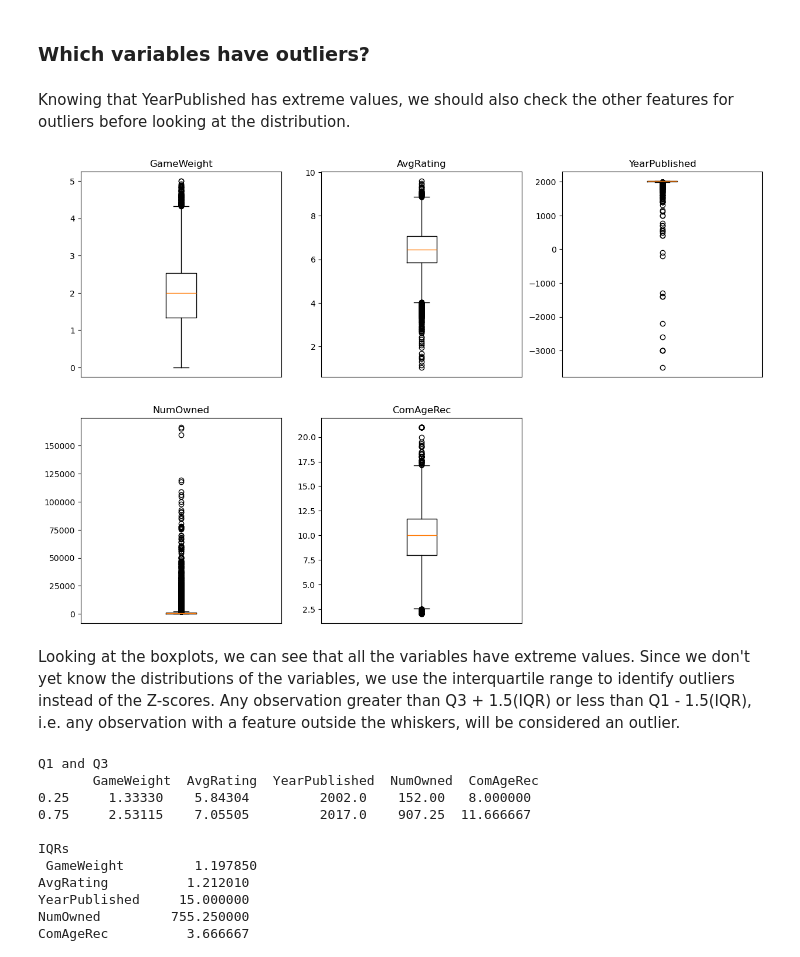
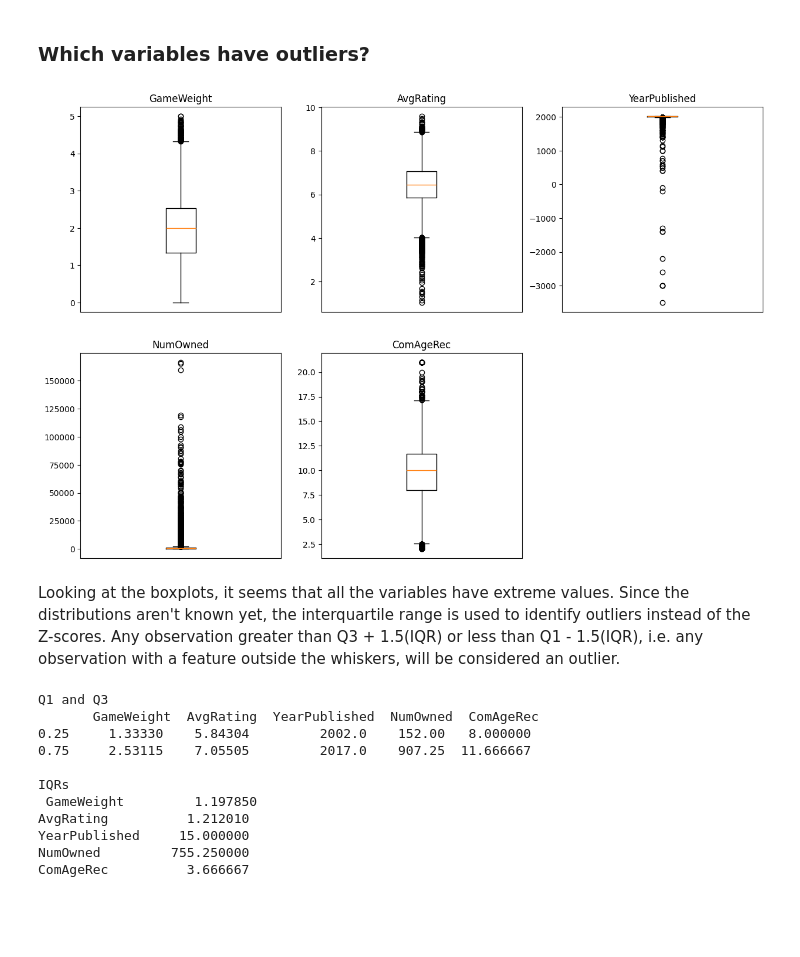
Before and after one commit to svcheng/CSMODEL-Project, a Jupyter notebook: CSMODEL-Project-S11-Group2/project.ipynb, the cells around one changed output. Drawn from its saved outputs; the diff is of its cells as text; code cells hidden in the pictures; blank space fills up the shorter version.

```diff
--- a/CSMODEL-Project-S11-Group2/project.ipynb
+++ b/CSMODEL-Project-S11-Group2/project.ipynb
@@ -311,27 +315,25 @@ games['ComAgeRec'].isna().sum()
 0
 # %% [markdown]
 # Exploratory Data Analysis
+# %%
+relevant_features = [col for col in games.columns[2:]]
 # %% [markdown]
 ### Which variables have outliers?
-# %% [markdown]
-Knowing that YearPublished has extreme values, we should also check the other features for outliers before looking at the distribution.
 # %%
-plot_vars = [col for col in games.columns[2:]]
-
 fig, ax = plt.subplots(2, 3, figsize=(15, 10))
 for i in range(2):
     for j in range(3):
-        if 3*i + j < len(plot_vars):
-            ax[i, j].boxplot(games[plot_vars[3*i + j]])
-            ax[i, j].title.set_text(plot_vars[3*i + j])
+        if 3*i + j < len(relevant_features):
+            ax[i, j].boxplot(games[relevant_features[3*i + j]])
+            ax[i, j].title.set_text(relevant_features[3*i + j])
             ax[i, j].axes.get_xaxis().set_visible(False) # hide x-axis
         else:
             fig.delaxes(ax[i,j])
 
 plt.show()
 # %% [output]
-[figure, old version]
+[figure, new version]
 # %% [markdown]
-Looking at the boxplots, we can see that all the variables have extreme values. Since we don't yet know the distributions of the variables, we use the interquartile range to identify outliers instead of the Z-scores. Any observation greater than Q3 + 1.5(IQR) or less than Q1 - 1.5(IQR), i.e. any observation with a feature outside the whiskers, will be considered an outlier.
+Looking at the boxplots, it seems that all the variables have extreme values. Since the distributions aren't known yet, the interquartile range is used to identify outliers instead of the Z-scores. Any observation greater than Q3 + 1.5(IQR) or less than Q1 - 1.5(IQR), i.e. any observation with a feature outside the whiskers, will be considered an outlier.
 # %%
 # get Q1, Q3, and IQR for every variable
```
Also changed, not shown: parts of 37 cells of this notebook.
